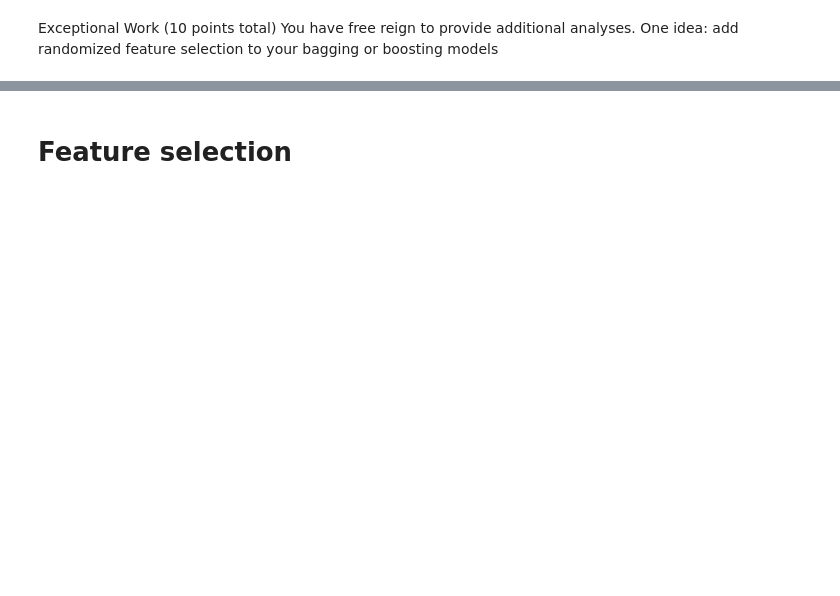
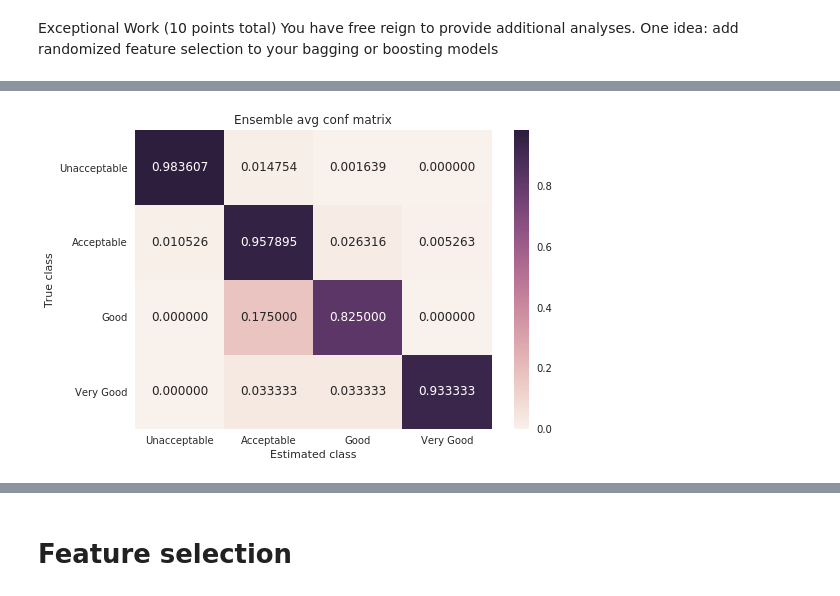
Before and after one commit to LukeWood/LightningMcQueenClassification, a Jupyter notebook: Lab6-Main.ipynb, the cells around one changed output, grey strips where cells are left out. Cells and saved outputs as stored; diff of their text form; code cells hidden in the pictures; blank space fills up the shorter version.

```diff
--- a/Lab6-Main.ipynb
+++ b/Lab6-Main.ipynb
@@ -367,0 +372,17 @@ plot_side_by_side(ensemble_scores, mlp_scores, 'MLP ensemble', 'single MLP')
+# %%
+import seaborn as sns
+# conf matrix
+m = np.array([np.bincount(y_test),] * 4).T
+avg_ensemble_conf_matrix = sum(ensemble_conf_matrices) / len(ensemble_conf_matrices) / m
+avg_mlp_conf_matrix = sum(mlp_conf_matrices) / len(mlp_conf_matrices) / m
+# %%
+labels = ['Unacceptable', 'Acceptable', 'Good', 'Very Good']
+sns.heatmap(avg_ensemble_conf_matrix, annot=True, fmt='f',
+            yticklabels=labels, xticklabels=labels)
+plt.yticks(rotation=0)
+plt.ylabel('True class')
+plt.xlabel('Estimated class')
+plt.title('Ensemble avg conf matrix')
+plt.show()
+# %% [output]
+[figure, added]
```
Also changed, not shown: parts of 12 cells of this notebook.
